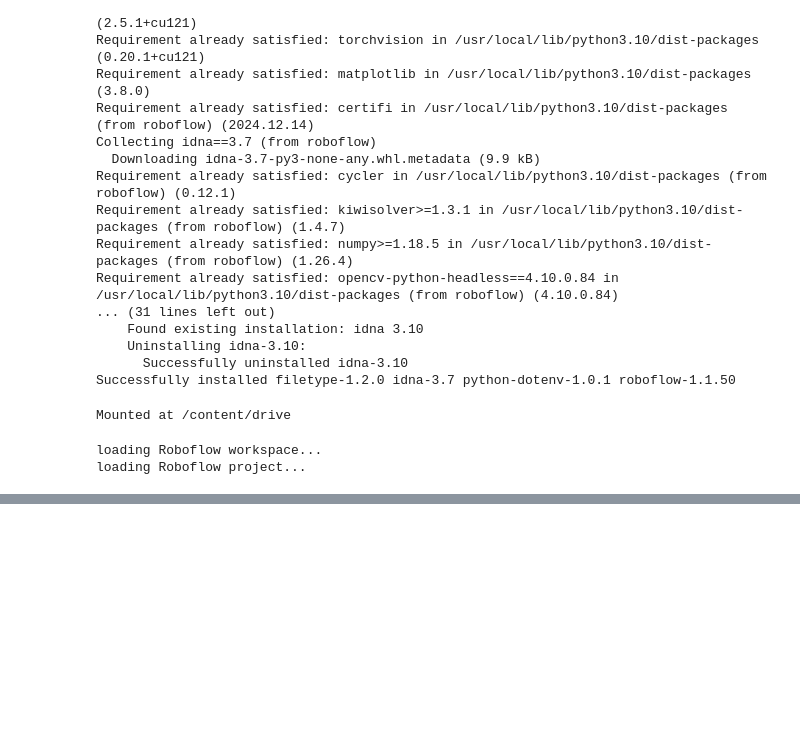
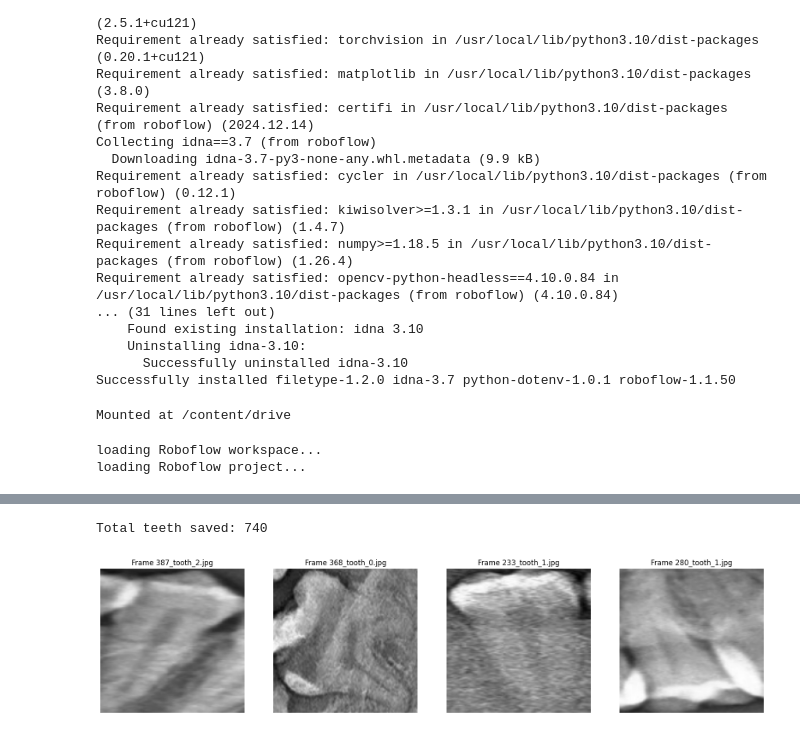
Before and after one commit to gabrieldimas/periapical-photo-caries-detection-using-deep-learning, a Jupyter notebook: caries_detection.ipynb, the cells around one changed output, grey strips where cells are left out. Saved outputs shown, nothing was run; the diff lists cells and outputs as text; code cells hidden in the pictures; blank space fills up the shorter version.

```diff
--- a/caries_detection.ipynb
+++ b/caries_detection.ipynb
@@ -78,0 +79,55 @@ plt.show()
+# %%
+save_folder = '/content/drive/MyDrive/dataset/caries-detection/segmented_tooth'
+os.makedirs(save_folder, exist_ok=True)
+
+tooth_count = 0
+
+for filename in os.listdir(image_folder):
+    image_path = os.path.join(image_folder, filename)
+    result = model.predict(image_path)
+    image = Image.open(image_path)
+
+    image_np = np.array(image)
+    image_cv = cv2.cvtColor(image_np, cv2.COLOR_RGB2BGR)
+
+    for i, box in enumerate(result.json()['predictions']):
+        x1 = int(box['x'] - box['width'] / 2)
+        y1 = int(box['y'] - box['height'] / 2)
+        x2 = int(box['x'] + box['width'] / 2)
+        y2 = int(box['y'] + box['height'] / 2)
+
+        tooth_image = image_cv[y1:y2, x1:x2]
+
+        resized_tooth = cv2.resize(tooth_image, (128, 128))
+
+        save_path = os.path.join(save_folder, f"{filename[:-4]}_tooth_{i}.jpg")
+        cv2.imwrite(save_path, resized_tooth)
+
+        tooth_count += 1
+
+print(f"Total teeth saved: {tooth_count}")
+# %% [output]
+Total teeth saved: 740
+# %%
+import os
+import matplotlib.pyplot as plt
+import matplotlib.image as mpimg
+import random
+
+image_folder = '/content/drive/MyDrive/dataset/caries-detection/segmented_tooth'
+image_files = [f for f in os.listdir(image_folder) if os.path.isfile(os.path.join(image_folder, f))]
+
+selected_images = random.sample(image_files, 4)
+
+fig, axes = plt.subplots(1, 4, figsize=(20, 5))
+
+for i, image_file in enumerate(selected_images):
+  image_path = os.path.join(image_folder, image_file)
+  img = mpimg.imread(image_path)
+  axes[i].imshow(img)
+  axes[i].set_title(image_file)
+  axes[i].axis('off')
+
+plt.show()
+# %% [output]
+[figure, added]
```
Also changed, not shown: parts of 3 cells of this notebook.
